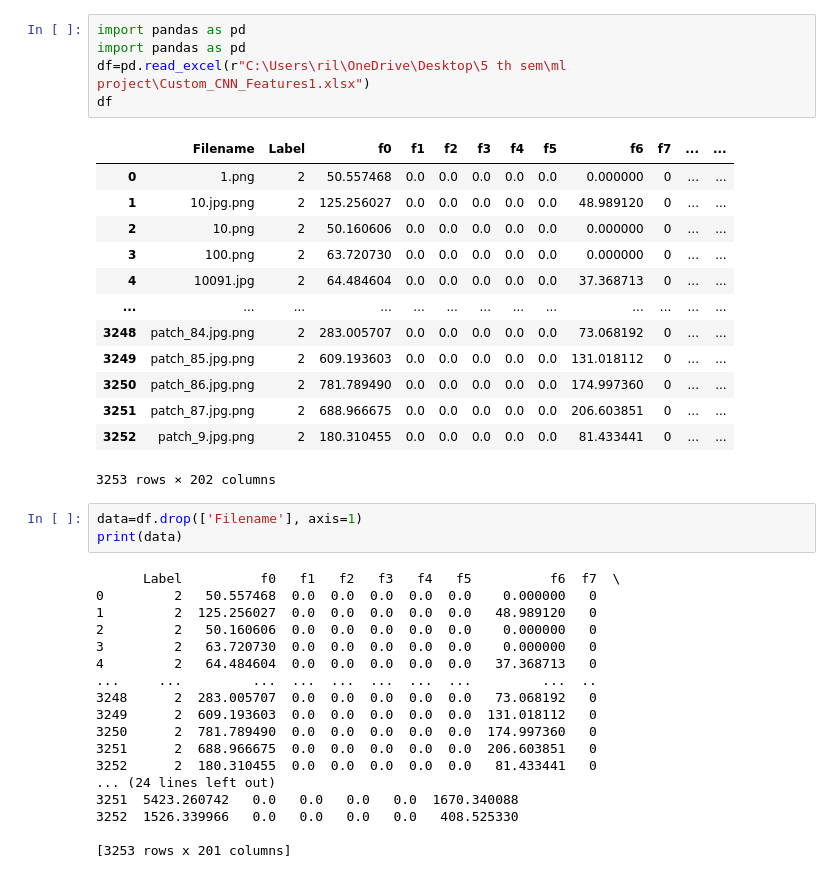
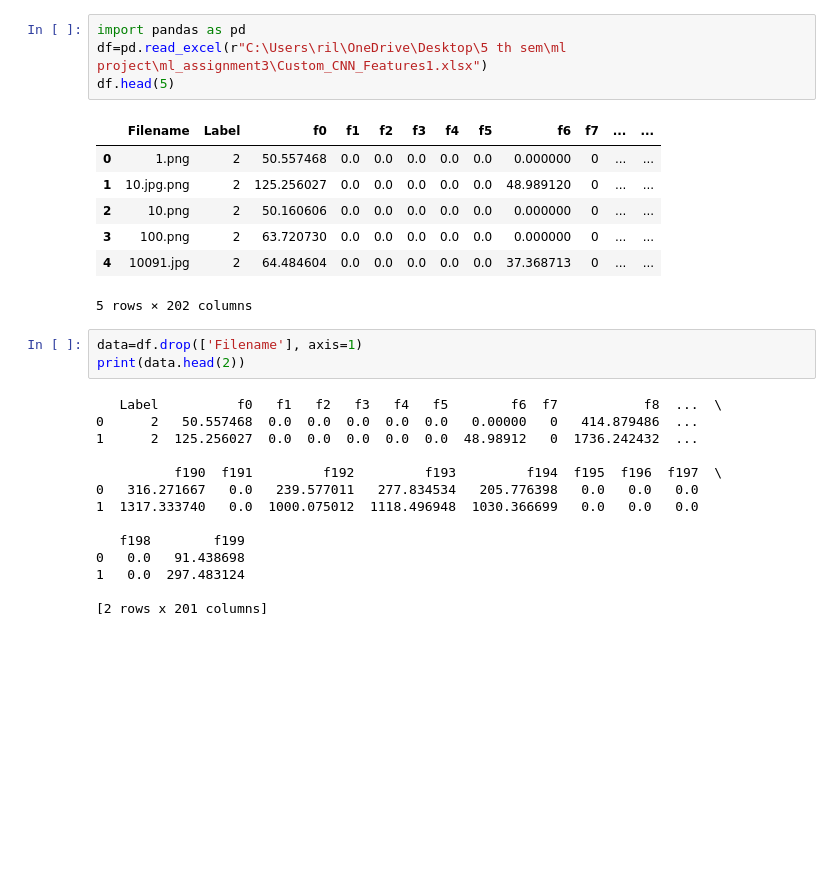
Before and after one commit to kowshik20/ml_assignment3, a Jupyter notebook: lab3_ml.ipynb, the cells around one changed output. Drawn from its saved outputs; the diff is of its cells as text; blank space fills up the shorter version.

```diff
--- a/lab3_ml.ipynb
+++ b/lab3_ml.ipynb
@@ -1,41 +1,30 @@
 # %%
 import pandas as pd
-import pandas as pd
-df=pd.read_excel(r"C:\Users\ril\OneDrive\Desktop\5 th sem\ml project\Custom_CNN_Features1.xlsx")
-df
+df=pd.read_excel(r"C:\Users\ril\OneDrive\Desktop\5 th sem\ml project\ml_assignment3\Custom_CNN_Features1.xlsx")
+df.head(5)
 # %% [output]
 |  | Filename | Label | f0 | f1 | f2 | f3 | f4 | f5 | f6 | f7 | ... | ... |
 | 0 | 1.png | 2 | 50.557468 | 0.0 | 0.0 | 0.0 | 0.0 | 0.0 | 0.000000 | 0 | ... | ... |
 | 1 | 10.jpg.png | 2 | 125.256027 | 0.0 | 0.0 | 0.0 | 0.0 | 0.0 | 48.989120 | 0 | ... | ... |
 | 2 | 10.png | 2 | 50.160606 | 0.0 | 0.0 | 0.0 | 0.0 | 0.0 | 0.000000 | 0 | ... | ... |
 | 3 | 100.png | 2 | 63.720730 | 0.0 | 0.0 | 0.0 | 0.0 | 0.0 | 0.000000 | 0 | ... | ... |
 | 4 | 10091.jpg | 2 | 64.484604 | 0.0 | 0.0 | 0.0 | 0.0 | 0.0 | 37.368713 | 0 | ... | ... |
-| ... | ... | ... | ... | ... | ... | ... | ... | ... | ... | ... | ... | ... |
-| 3248 | patch_84.jpg.png | 2 | 283.005707 | 0.0 | 0.0 | 0.0 | 0.0 | 0.0 | 73.068192 | 0 | ... | ... |
-| 3249 | patch_85.jpg.png | 2 | 609.193603 | 0.0 | 0.0 | 0.0 | 0.0 | 0.0 | 131.018112 | 0 | ... | ... |
-| 3250 | patch_86.jpg.png | 2 | 781.789490 | 0.0 | 0.0 | 0.0 | 0.0 | 0.0 | 174.997360 | 0 | ... | ... |
-| 3251 | patch_87.jpg.png | 2 | 688.966675 | 0.0 | 0.0 | 0.0 | 0.0 | 0.0 | 206.603851 | 0 | ... | ... |
-| 3252 | patch_9.jpg.png | 2 | 180.310455 | 0.0 | 0.0 | 0.0 | 0.0 | 0.0 | 81.433441 | 0 | ... | ... |
-3253 rows × 202 columns
+5 rows × 202 columns
 # %%
 data=df.drop(['Filename'], axis=1)
-print(data)
+print(data.head(2))
 # %% [output]
-      Label          f0   f1   f2   f3   f4   f5          f6  f7  \
-0         2   50.557468  0.0  0.0  0.0  0.0  0.0    0.000000   0
-1         2  125.256027  0.0  0.0  0.0  0.0  0.0   48.989120   0
-2         2   50.160606  0.0  0.0  0.0  0.0  0.0    0.000000   0
-3         2   63.720730  0.0  0.0  0.0  0.0  0.0    0.000000   0
-4         2   64.484604  0.0  0.0  0.0  0.0  0.0   37.368713   0
-...     ...         ...  ...  ...  ...  ...  ...         ...  ..
-3248      2  283.005707  0.0  0.0  0.0  0.0  0.0   73.068192   0
-3249      2  609.193603  0.0  0.0  0.0  0.0  0.0  131.018112   0
-3250      2  781.789490  0.0  0.0  0.0  0.0  0.0  174.997360   0
-3251      2  688.966675  0.0  0.0  0.0  0.0  0.0  206.603851   0
-3252      2  180.310455  0.0  0.0  0.0  0.0  0.0   81.433441   0
-... (24 lines left out)
-3251  5423.260742   0.0   0.0   0.0   0.0  1670.340088
-3252  1526.339966   0.0   0.0   0.0   0.0   408.525330
+   Label          f0   f1   f2   f3   f4   f5        f6  f7           f8  ...  \
+0      2   50.557468  0.0  0.0  0.0  0.0  0.0   0.00000   0   414.879486  ...
+1      2  125.256027  0.0  0.0  0.0  0.0  0.0  48.98912   0  1736.242432  ...
 
-[3253 rows x 201 columns]
+          f190  f191         f192         f193         f194  f195  f196  f197  \
+0   316.271667   0.0   239.577011   277.834534   205.776398   0.0   0.0   0.0
+1  1317.333740   0.0  1000.075012  1118.496948  1030.366699   0.0   0.0   0.0
+
+   f198        f199
+0   0.0   91.438698
+1   0.0  297.483124
+
+[2 rows x 201 columns]
 # %%
```
Also changed, not shown: parts of 11 cells of this notebook.
